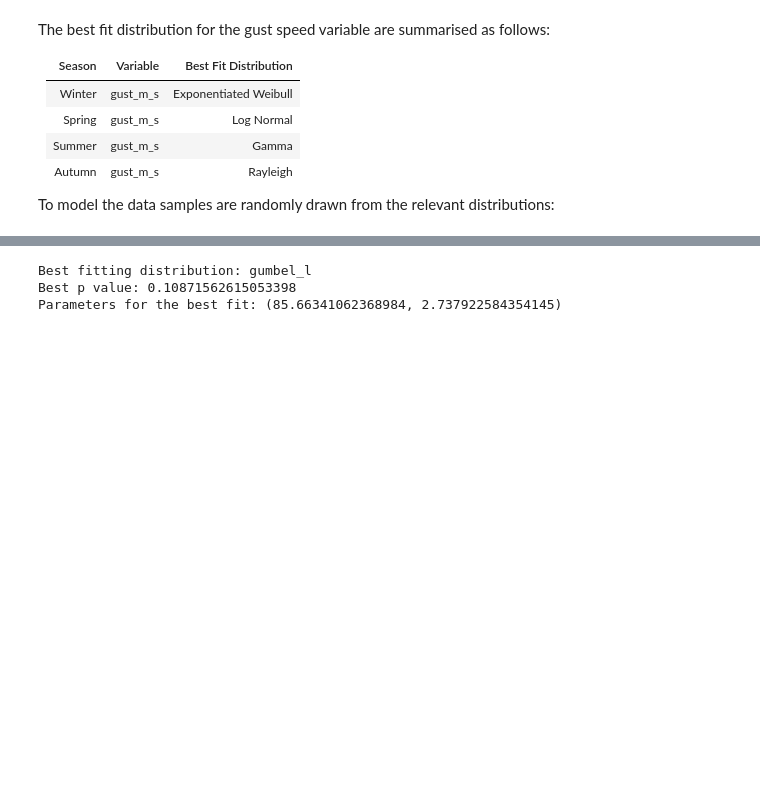
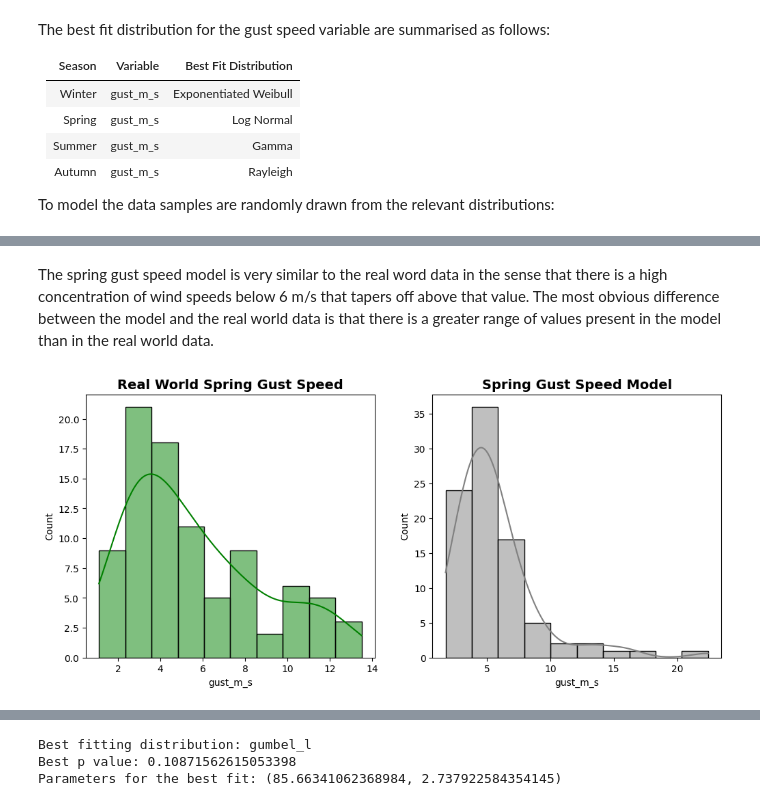
Before and after one commit to humphs078/ProgrammingforDataAnalysisAssignment_1, a Jupyter notebook: submission_notebook.ipynb, the cells around one changed output, grey strips where cells are left out. Drawn from its saved outputs; the diff is of its cells as text; code cells hidden in the pictures; blank space fills up the shorter version.

```diff
--- a/submission_notebook.ipynb
+++ b/submission_notebook.ipynb
@@ -717,0 +732,12 @@ autumn_gust_speed_model = rayleigh.rvs(0.1327210847310841, 3.49026626468912, siz
+# %% [markdown]
+The spring gust speed model is very similar to the real word data in the sense that there is a high concentration of wind speeds below 6 m/s that tapers off above that value. The most obvious difference between the model and the real world data is that there is a greater range of values present in the model than in the real world data.
+# %%
+# Create an empty plot.
+fig, (ax1, ax2) = plt.subplots(1, 2, figsize=(12,5))
+sns.histplot(spring['gust_m_s'], color='green', kde=True, ax=ax1, bins=10).set_title('Real World Spring Gust Speed', color='black', size=14, weight='bold')
+sns.histplot(spring_gust_speed_model, color='grey', kde=True, ax=ax2, bins=10).set_title('Spring Gust Speed Model', color='black', size=14, weight='bold')
+ax2.set(xlabel='gust_m_s')
+
+plt.show()
+# %% [output]
+[figure, added]
```
Also changed, not shown: parts of 46 cells of this notebook.
